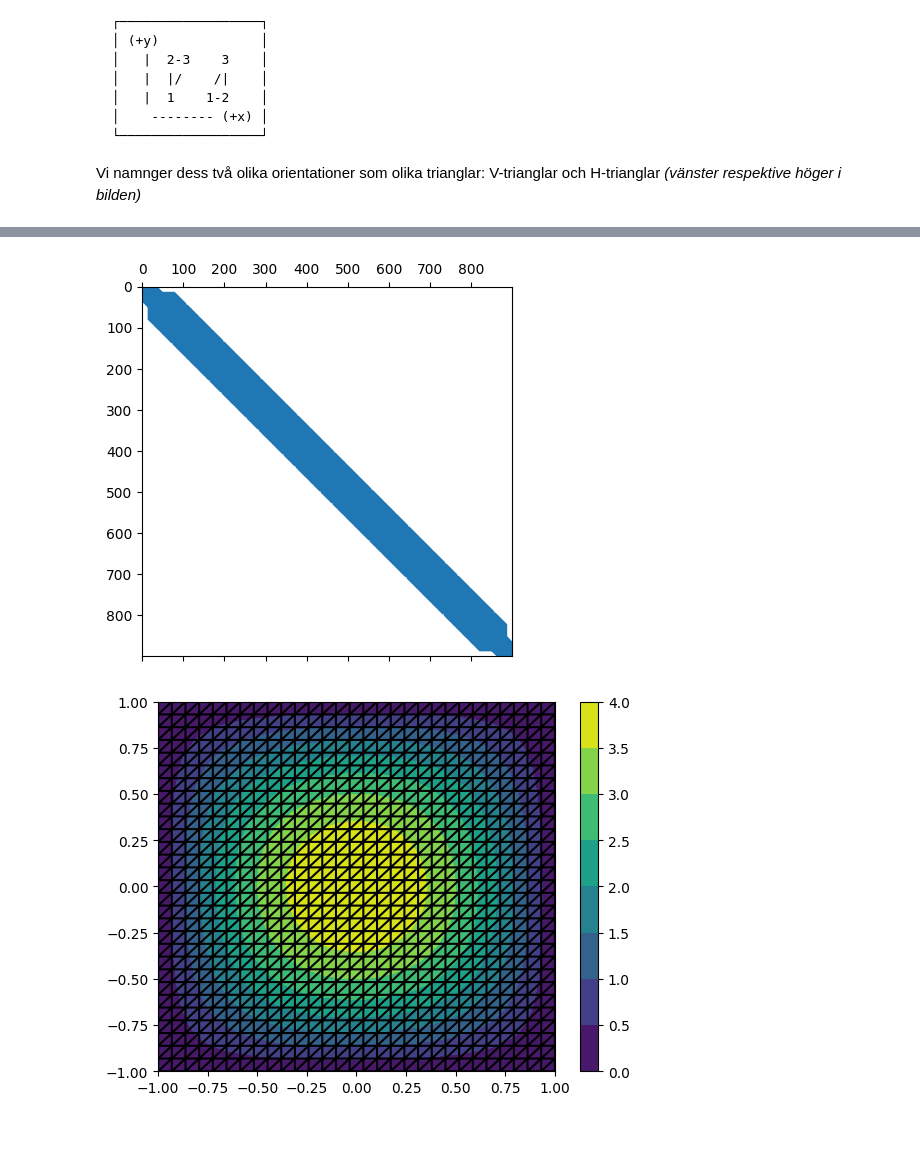
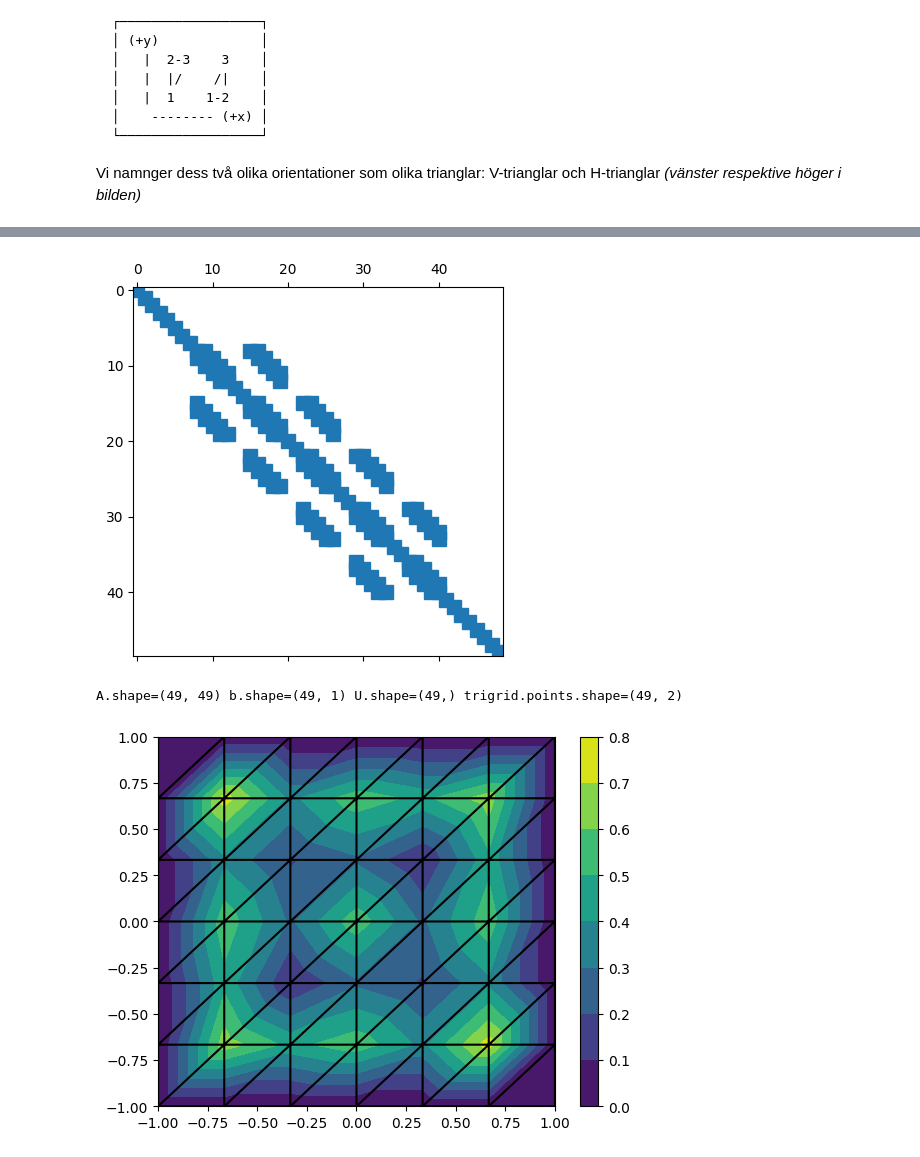
Before and after one commit to wiluxgit/MVE270_2024, a Jupyter notebook: 11z.ipynb, the cells around one changed output, grey strips where cells are left out. Drawn from its saved outputs; the diff is of its cells as text; code cells hidden in the pictures.

```diff
--- a/11z.ipynb
+++ b/11z.ipynb
@@ -371,7 +373,8 @@ class StiffnessMatrixSolve:
             # Triangeln har 3 hörn,
             #   Varje hörn påverkar dess korresponerande b värde
             for tc in triangle.corners:
-                contribution = f(*tc.pos) * area / 3
+                """ FORMEL JAG INTE VET VAD DEN ÄR """
+                contribution = 1
                 b[tc.glob_point_idx] += contribution
 
             # A
@@ -391,11 +394,8 @@ class StiffnessMatrixSolve:
                     pos_clockwise_from_tcb = triangle.corners[(tidx_b + 1) % 3].pos
                     pos_anticwise_from_tcb = triangle.corners[(tidx_b + 2) % 3].pos
 
-                    # numpys vanliga dotproduct funktion tar bara emot radvektorer (dumt...)
-                    contribution = np.vdot(
-                        (pos_clockwise_from_tca - pos_anticwise_from_tca),
-                        (pos_clockwise_from_tcb - pos_anticwise_from_tcb)
-                    ) * area / (4 * area)** 2
+                    """ FORMEL JAG INTE VET VAD DEN ÄR """
+                    contribution = 1
 
                     A[tca.glob_point_idx, tcb.glob_point_idx] += contribution
 
@@ -429,18 +429,20 @@ def solve_u_and_visualize(
     #plt.colorbar()
     plt.show()
 
-    U = spsolve(A, b)
-    #print(f"{A.shape=} {b.shape=} {trigrid.points.shape=}")
+    U: ndarray = spsolve(A, b)
+    print(f"{A.shape=} {b.shape=} {U.shape=} {trigrid.points.shape=}")
     plt.tricontourf(trigrid.triangulation, U, cmap="viridis")
+    #plt.tricontourf(trigrid.triangulation, b.flatten(), cmap="viridis")
     plt.triplot(trigrid.triangulation, "k-")
     plt.colorbar()
     plt.show()
 # %%
 def f(x: float, y: float) -> float:
     return 2*(2-(x**2)-(y**2))-2*x*y*(x**2-y**2)
 
-trigrid = TriangulatedGrid(30)
+trigrid = TriangulatedGrid(7)
 solve_u_and_visualize(trigrid, StiffnessMatrixSolve(trigrid, f))
 # %% [output]
-[figure, old version]
+[figure, new version]
+A.shape=(49, 49) b.shape=(49, 1) U.shape=(49,) trigrid.points.shape=(49, 2)
-[figure, old version]
+[figure, new version]
```
Also changed, not shown: parts of 7 cells of this notebook, 1 other file.
